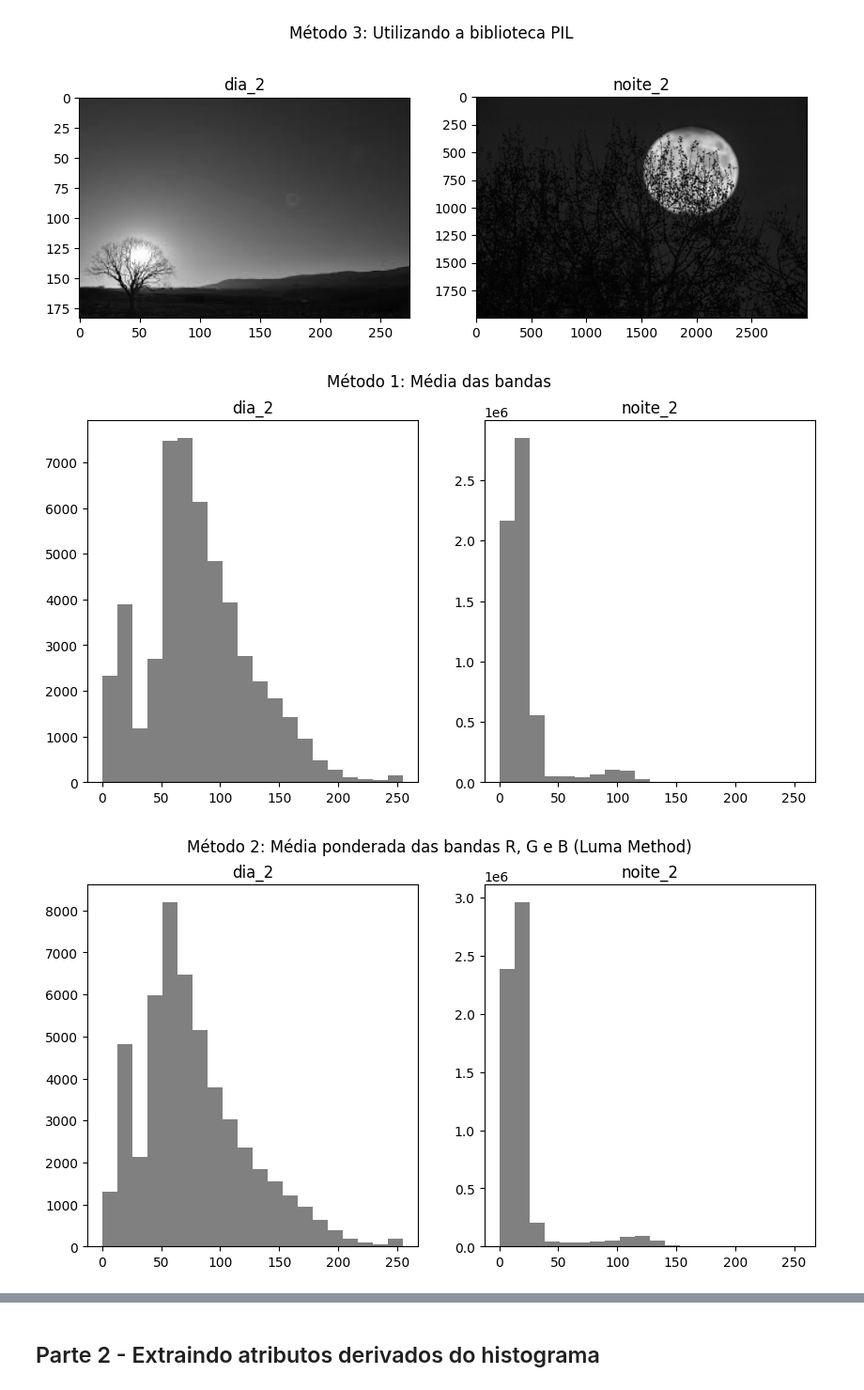
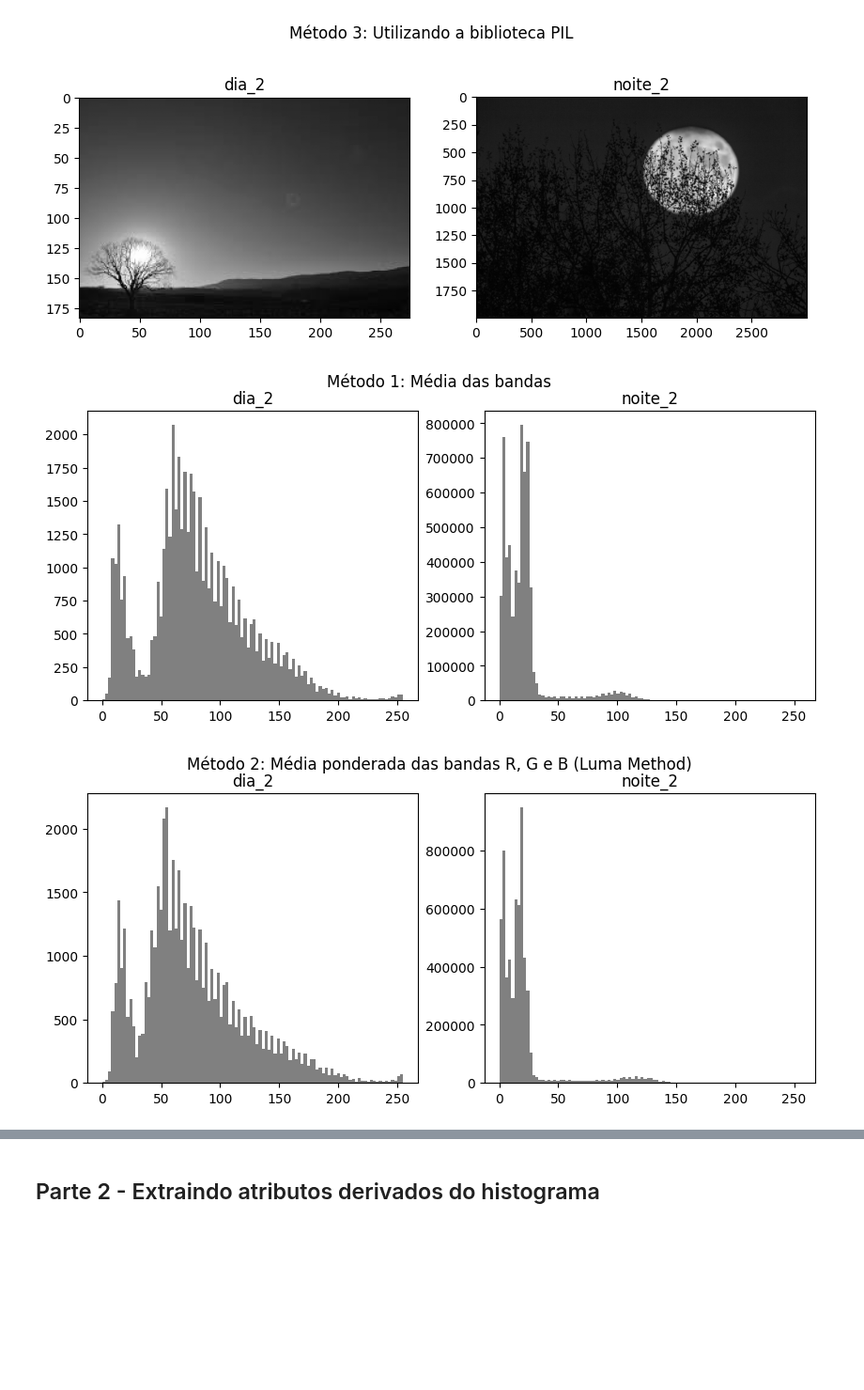
Before and after one commit to UNICAMP-EA979/2026s1-pi02-histogramas-knn-leticialopesms, a Jupyter notebook: Atividade.ipynb, the cells around one changed output, grey strips where cells are left out. Shown at 94% size. Cells and saved outputs as stored; diff of their text form; code cells hidden in the pictures; blank space fills up the shorter version.

```diff
--- a/Atividade.ipynb
+++ b/Atividade.ipynb
@@ -70,7 +71,6 @@ for daytime in ["dia", "noite"]:
 [figure]
 # %%
 # Experimentando com várias imagens
-
 def plot_hist(h,cor,nbins,bin_edges, ax=None):
     w=255./nbins
     bin_centers = bin_edges[1:]-(w/2)
@@ -79,7 +79,7 @@ def plot_hist(h,cor,nbins,bin_edges, ax=None):
     else:
         ax.bar(bin_centers, h, width=w, color=cor)
 
-nbins = 20
+nbins = 150
 
 all_imgs_names = ["dia_1", "dia_2", "dia_3", "noite_1", "noite_2", "noite_3"]
 
@@ -88,7 +88,6 @@ for i in range(len(all_imgs)):
     # Plot da imagem
     img = all_imgs[i]
     axes[0].imshow(img)
-
     # Plot do histograma
     colors = ["tab:red", "tab:green", "tab:blue"]
     for j in range(3):
@@ -140,8 +145,8 @@ methods = [
 ]
 
 # Método 1: Média das bandas
-img_day_gray_mean = np.mean(img_day, axis=2)
-img_night_gray_mean = np.mean(img_night, axis=2)
+img_day_gray_mean = np.uint8(np.mean(img_day, axis=2))
+img_night_gray_mean = np.uint8(np.mean(img_night, axis=2))
 
 plot_images(
     [img_day_gray_mean, img_night_gray_mean],
@@ -149,13 +154,15 @@ plot_images(
     suptitle=f"Método 1: {methods[0]}",
 )
 
+
 # Método 2: Média ponderada das bandas R, G e B (Luma Method)
 # https://en.wikipedia.org/wiki/Luma_(video)
 def grayscale_weighted_avg(img: np.ndarray) -> np.ndarray:
+    r, g, b = img[:,:,0], img[:,:,1], img[:,:,2]
     r_weight = 0.299
     g_weight = 0.587
     b_weight = 0.114
-    return r_weight*img[:,:,0] + g_weight*img[:,:,1] + b_weight*img[:,:,2]
+    return np.uint8(r_weight*r + g_weight*g + b_weight*b)
 
 img_day_gray_weighted_avg = grayscale_weighted_avg(img_day)
 img_night_gray_weighted_avg = grayscale_weighted_avg(img_night)
@@ -165,6 +172,7 @@ plot_images(
     list_names=list_names,
     suptitle=f"Método 2: {methods[1]}"
 )
+
 
 # Método 3: Utilizando a biblioteca PIL, usando Image.fromarray() e convert("L")
 img_day_gray_PIL = Image.fromarray(img_day).convert("L")
@@ -185,17 +193,17 @@ grayscale_images_night = [img_night_gray_mean, img_night_gray_weighted_avg, img_
 # %%
 # Montando histogramas para as imagens em escala de cinza
 # Como a imagem está em escala de cinza, ela tem apenas um canal, então o histograma é único
-nbins = 20
+nbins = 100
 
 for i in range(len(methods)):
-    fig, axes = plt.subplots(1,2, figsize=(10, 5))
+    fig, axes = plt.subplots(1,2, figsize=(10, 4))
     h_day, bin_edges_day = np.histogram(a=grayscale_images_day[i], bins=nbins, range=(0,255))
     h_night, bin_edges_night = np.histogram(a=grayscale_images_night[i], bins=nbins, range=(0,255))
     plot_hist(h_day, cor="gray", nbins=nbins, bin_edges=bin_edges_day, ax=axes[0])
     plot_hist(h_night, cor="gray", nbins=nbins, bin_edges=bin_edges_night, ax=axes[1])
     axes[0].set_title(f"dia_2")
     axes[1].set_title(f"noite_2")
     fig.suptitle(f"Método {i+1}: {methods[i]}")
 # %% [output]
-[figure, old version]
+[figure, new version]
-[figure, old version]
+[figure, new version]
```
Also changed, not shown: parts of 38 cells of this notebook.
